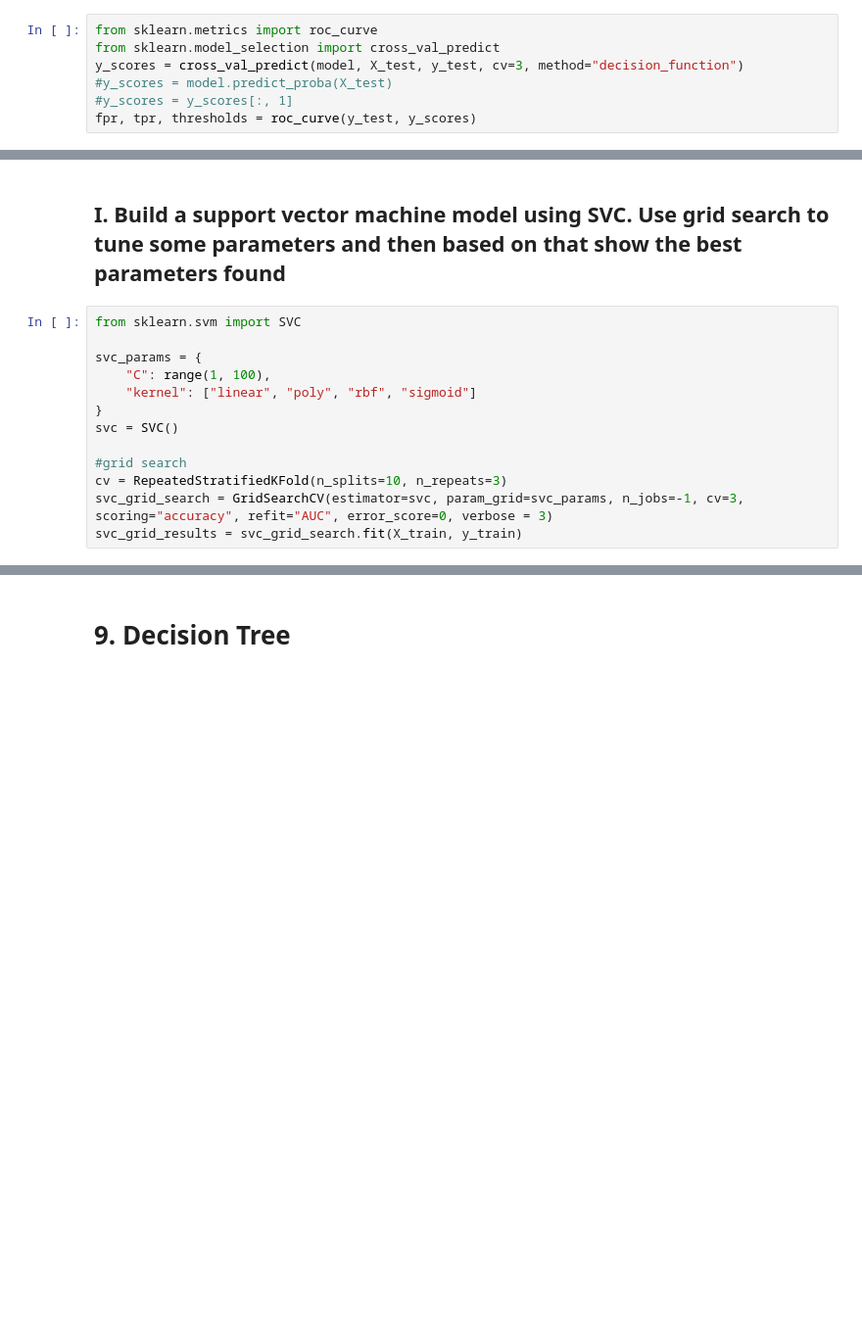
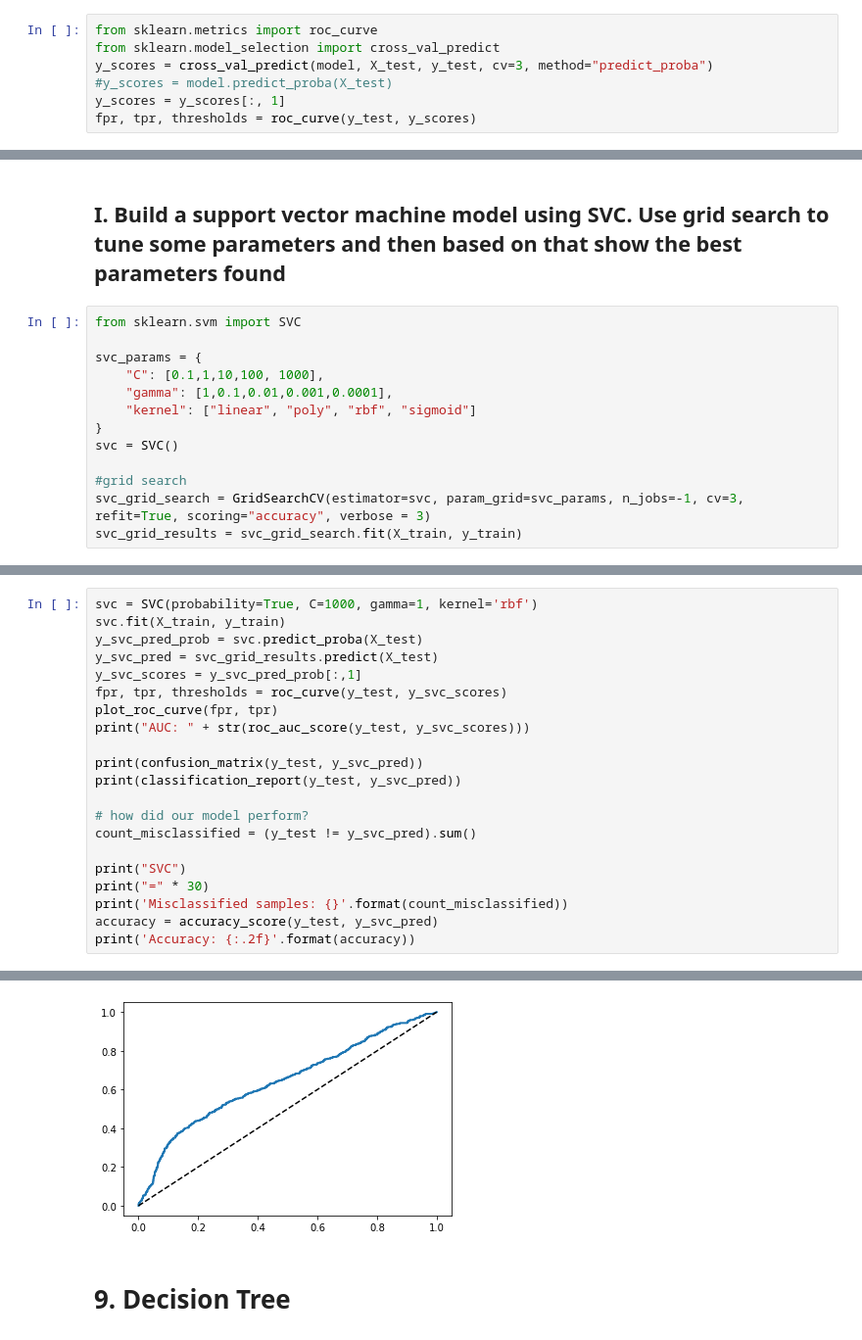
Before and after one commit to jmazor/Machine-A3, a Jupyter notebook: Mazor-A3.ipynb, the cells around one changed output, grey strips where cells are left out. Shown at 98% size. Saved outputs shown, nothing was run; the diff lists cells and outputs as text; blank space fills up the shorter version.

Commit message:
svc grid search

```diff
--- a/Mazor-A3.ipynb
+++ b/Mazor-A3.ipynb
@@ -614,9 +612,9 @@ F1 Score: 0.4933837429111531
 # %%
 from sklearn.metrics import roc_curve
 from sklearn.model_selection import cross_val_predict
-y_scores = cross_val_predict(model, X_test, y_test, cv=3, method="decision_function")
+y_scores = cross_val_predict(model, X_test, y_test, cv=3, method="predict_proba")
 #y_scores = model.predict_proba(X_test)
-#y_scores = y_scores[:, 1]
+y_scores = y_scores[:, 1]
 fpr, tpr, thresholds = roc_curve(y_test, y_scores)
 # %%
 def plot_roc_curve(fpr, tpr, label=None):
@@ -897,13 +892,13 @@ Accuracy: 0.79
 from sklearn.svm import SVC
 
 svc_params = {
-    "C": range(1, 100),
+    "C": [0.1,1,10,100, 1000],
+    "gamma": [1,0.1,0.01,0.001,0.0001],
     "kernel": ["linear", "poly", "rbf", "sigmoid"]
 }
 svc = SVC()
 
 #grid search
-cv = RepeatedStratifiedKFold(n_splits=10, n_repeats=3)
-svc_grid_search = GridSearchCV(estimator=svc, param_grid=svc_params, n_jobs=-1, cv=3, scoring="accuracy", refit="AUC", error_score=0, verbose = 3)
+svc_grid_search = GridSearchCV(estimator=svc, param_grid=svc_params, n_jobs=-1, cv=3, refit=True, scoring="accuracy", verbose = 3)
 svc_grid_results = svc_grid_search.fit(X_train, y_train)
 # %% [output]
@@ -911,0 +918,22 @@ KeyboardInterrupt:
+# %%
+svc = SVC(probability=True, C=1000, gamma=1, kernel='rbf')
+svc.fit(X_train, y_train)
+y_svc_pred_prob = svc.predict_proba(X_test)
+y_svc_pred = svc_grid_results.predict(X_test)
+y_svc_scores = y_svc_pred_prob[:,1]
+fpr, tpr, thresholds = roc_curve(y_test, y_svc_scores)
+plot_roc_curve(fpr, tpr)
+print("AUC: " + str(roc_auc_score(y_test, y_svc_scores)))
+
+print(confusion_matrix(y_test, y_svc_pred))
+print(classification_report(y_test, y_svc_pred))
+
+# how did our model perform?
+count_misclassified = (y_test != y_svc_pred).sum()
+
+print("SVC")
+print("=" * 30)
+print('Misclassified samples: {}'.format(count_misclassified))
+accuracy = accuracy_score(y_test, y_svc_pred)
+print('Accuracy: {:.2f}'.format(accuracy))
+# %% [output]
@@ -912,3 +956,4 @@ KeyboardInterrupt:
+[figure, added]
 # %% [markdown]
 # 9. Decision Tree
 # %% [markdown]
```
Also changed, not shown: parts of 37 cells of this notebook.
